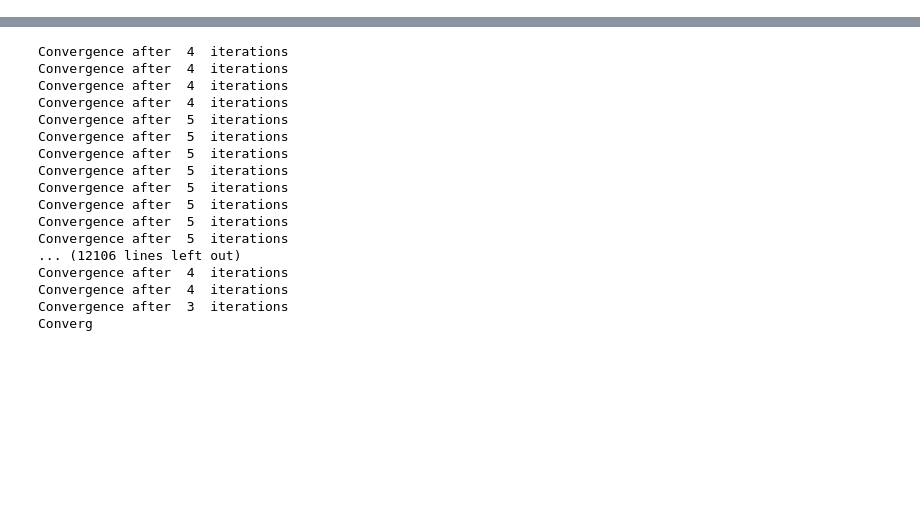
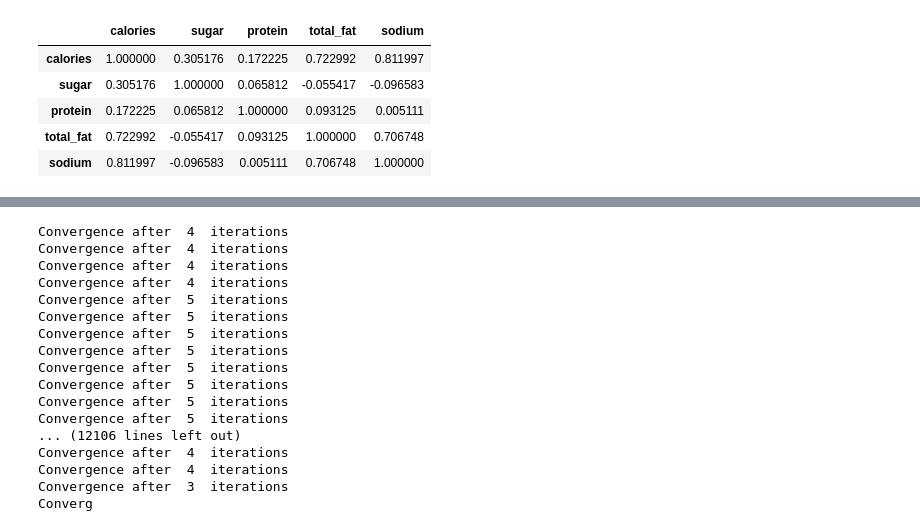
Before and after one commit to KDT05-ML-Machine-Learning/KDT-ML-Project, a Jupyter notebook: 명노아/03_Ridge.ipynb, the cells around one changed output, grey strips where cells are left out. Saved outputs shown, nothing was run; the diff lists cells and outputs as text; code cells hidden in the pictures; blank space fills up the shorter version.

```diff
--- a/명노아/03_Ridge.ipynb
+++ b/명노아/03_Ridge.ipynb
@@ -8,3 +17,12 @@ df.isna().sum()
+# %%
+df[["calories","sugar","protein","total_fat","sodium"]].corr()
+# %% [output]
+|  | calories | sugar | protein | total_fat | sodium |
+| calories | 1.000000 | 0.305176 | 0.172225 | 0.722992 | 0.811997 |
+| sugar | 0.305176 | 1.000000 | 0.065812 | -0.055417 | -0.096583 |
+| protein | 0.172225 | 0.065812 | 1.000000 | 0.093125 | 0.005111 |
+| total_fat | 0.722992 | -0.055417 | 0.093125 | 1.000000 | 0.706748 |
+| sodium | 0.811997 | -0.096583 | 0.005111 | 0.706748 | 1.000000 |
 # %%
 from sklearn.utils.discovery import all_estimators
 # 다음 4개에 대해서 진행!
```
Also changed, not shown: parts of 9 cells of this notebook, 6 other files.
